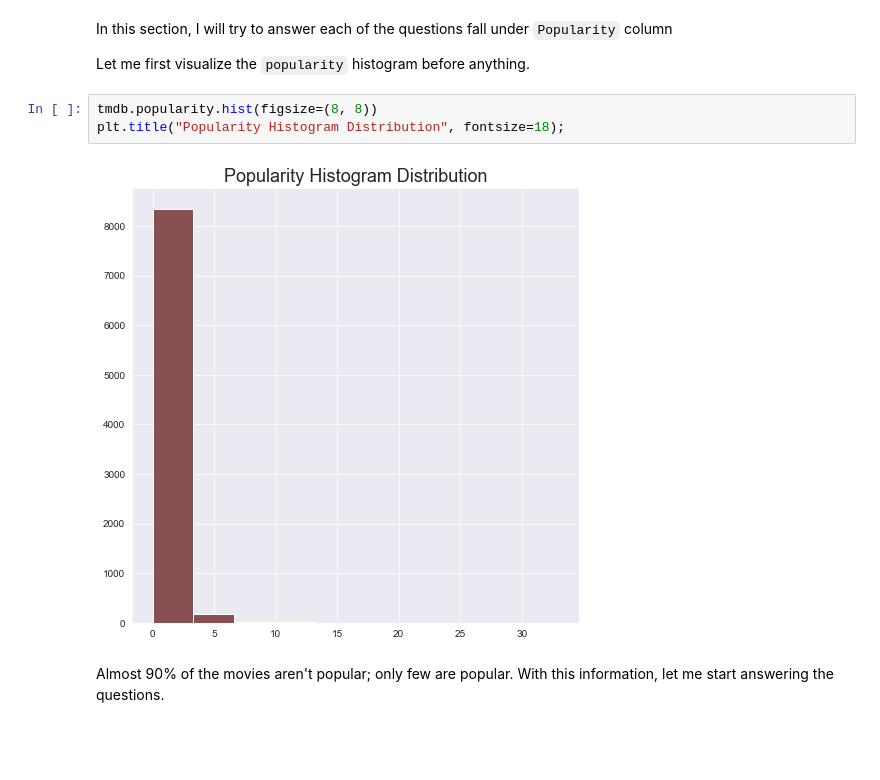
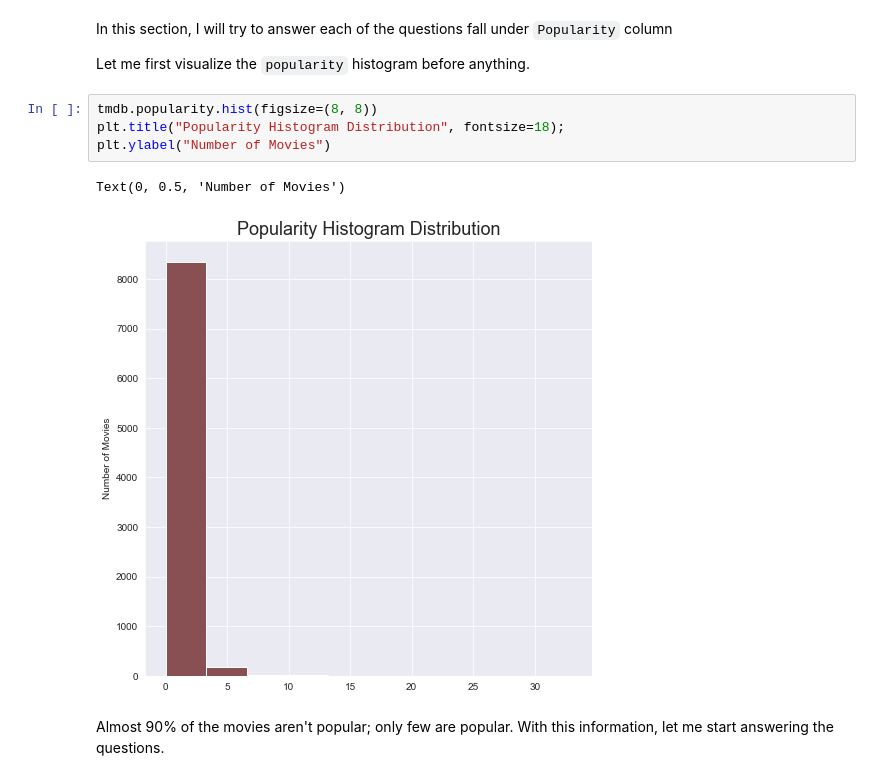
Before and after one commit to bitzs-alex/DataAnalysis, a Jupyter notebook: TMDb - Udacity/full_analysis.ipynb, the cells around one changed output. Cells and saved outputs as stored; diff of their text form; blank space fills up the shorter version.

```diff
--- a/TMDb - Udacity/full_analysis.ipynb
+++ b/TMDb - Udacity/full_analysis.ipynb
@@ -787,8 +799,10 @@ Let me first visualize the `popularity` histogram before anything.
 # %%
 tmdb.popularity.hist(figsize=(8, 8))
 plt.title("Popularity Histogram Distribution", fontsize=18);
+plt.ylabel("Number of Movies")
 # %% [output]
+Text(0, 0.5, 'Number of Movies')
-[figure, old version]
+[figure, new version]
 # %% [markdown]
 Almost 90% of the movies aren't popular; only few are popular. With this information, let me start answering the questions.
 # %% [markdown]
```
Also changed, not shown: parts of 17 cells of this notebook.
